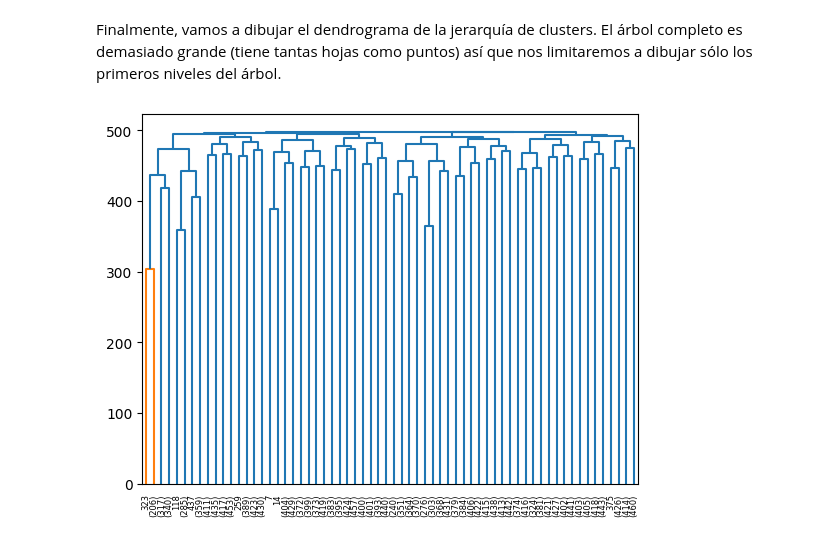
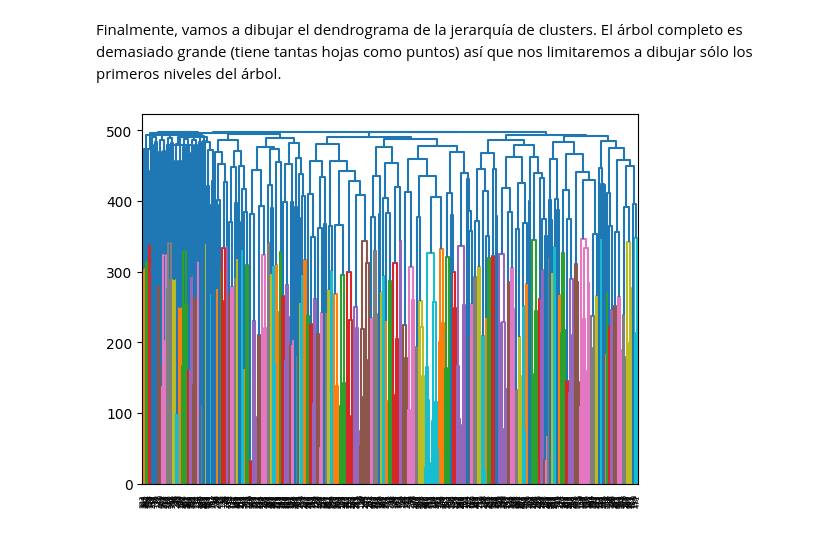
Before and after one commit to ZTH7/AI2, a Jupyter notebook: P2/Clustering.ipynb, the cells around one changed output. Cells and saved outputs as stored; diff of their text form; code cells hidden in the pictures.

```diff
--- a/P2/Clustering.ipynb
+++ b/P2/Clustering.ipynb
@@ -307,32 +307,32 @@ from scipy.cluster.hierarchy import dendrogram
 
 def plot_dendrogram(model, **kwargs):
 
     # Children of hierarchical clustering
     children = model.children_
 
     # Distances between each pair of children
     # Since we don't have this information, we can use a uniform one for plotting
     distance = np.arange(children.shape[0])
 
     # The number of observations contained in each cluster level
     no_of_observations = np.arange(2, children.shape[0]+2)
 
     # Create linkage matrix and then plot the dendrogram
     linkage_matrix = np.column_stack([children, distance, no_of_observations]).astype(float)
 
     # Plot the corresponding dendrogram
     dendrogram(linkage_matrix, **kwargs)
 
 
 
 ag = AgglomerativeClustering(n_clusters=3, linkage='ward')
 ag.fit(X)
 
 # Dibujar los primeros 5 niveles del árbol
 levels = 5
 plot_dendrogram(ag, p=levels, truncate_mode='level')
 
 # Árbol completo
-#plot_dendrogram(ag)
+plot_dendrogram(ag)
 # %% [output]
-[figure, old version]
+[figure, new version]
```
Also changed, not shown: 5 other files.
